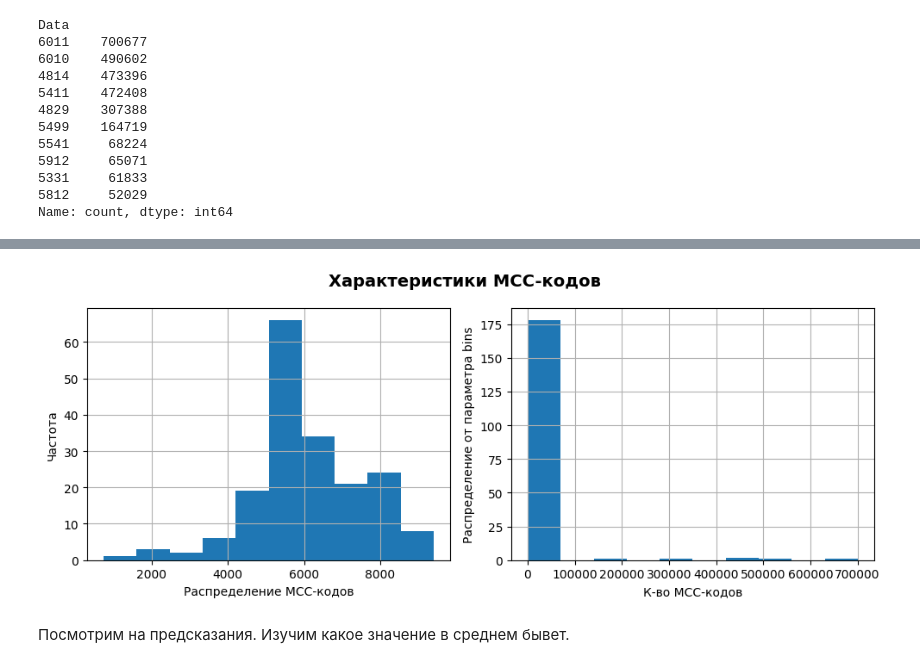
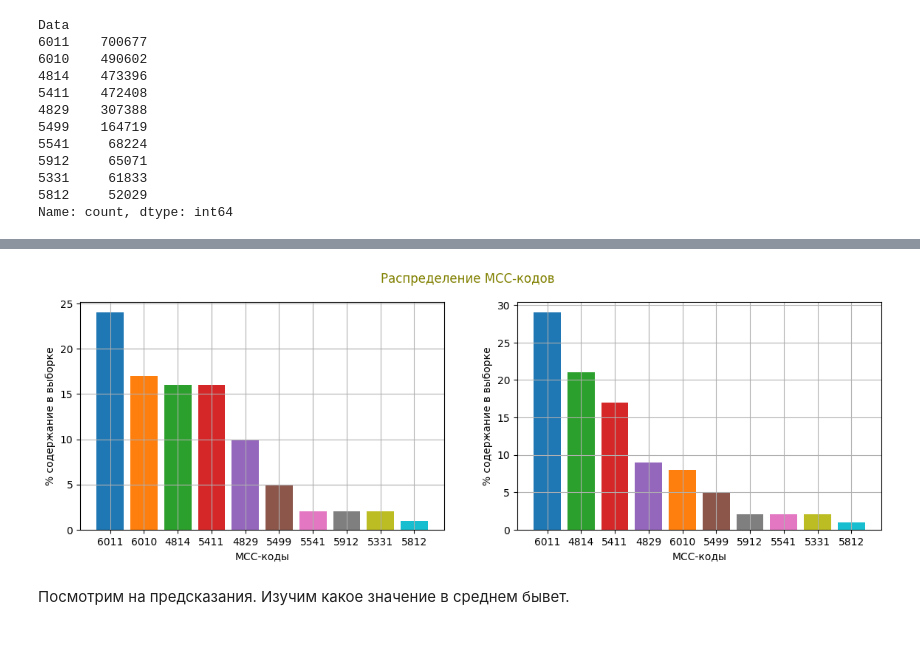
Before and after one commit to observer012/Pet_projects, a Jupyter notebook: kaggle Alfa-bank/Alfa_task.ipynb, the cells around one changed output, grey strips where cells are left out. Cells and saved outputs as stored; diff of their text form; code cells hidden in the pictures; blank space fills up the shorter version.

```diff
--- a/kaggle Alfa-bank/Alfa_task.ipynb
+++ b/kaggle Alfa-bank/Alfa_task.ipynb
@@ -288,0 +340,39 @@ Name: count, dtype: int64
+# %%
+def top10_distribution_MCC1(df):
+    colours = {
+        '6011':'C0', '6010':'C1', '4814':'C2', '5411':'C3',
+        '4829':'C4', '5499':'C5', '5541':'C6', '5912':'C7',
+        '5331':'C8', '5812':'C9'
+    }
+
+    fig, ax = plt.subplots(1, 2, figsize = (14, 4))
+    fig.suptitle('Распределение MCC-кодов', color='olive')
+    count = 0
+    try:
+        for el in df.columns:
+            # make data
+            some_info = df[el].explode().value_counts().head(10)
+            some_info = (
+                         round(some_info/some_info.sum()*100, 2)
+                         .reset_index()
+                         .rename(columns = {'Data':'lbl', 'Target':'lbl', 'count':'total'})
+                         .sort_values(by='total', ascending=False)
+                        )
+
+            lbl = list(map(str, some_info['lbl']))
+            var = list(map(int, some_info['total']))
+
+            # plot
+            ax[count].bar(lbl, var, color=[colours[key] for key in lbl], width=0.8)
+            ax[count].set_xlabel('MCC-коды')
+            ax[count].set_ylabel('% содержание в выборке')
+
+            ax[count].grid()
+            count += 1
+
+    except Exception as err:
+        print('Возникла ошибка:', err)
+# %%
+top10_distribution_MCC1(df_train)
+# %% [output]
+[figure, added]
@@ -302,12 +394,10 @@ for key, value in di.items():
     ax[count].set_xlabel(value[0])
     ax[count].set_ylabel(value[1])
     ax[count].tick_params('x', labelrotation = 0)
-    #ax[count].xaxis.set_ticks(np.arange(fig1['year_of_release'][0], 2016.1, step))
+    ax[count].xaxis.set_ticks(np.arange(fig1['year_of_release'][0], 2016.1, step))
     count += 1
 
 fig.tight_layout();
-# %% [output]
-[figure, removed]
 # %% [markdown]
 Посмотрим на предсказания. Изучим какое значение в среднем бывет.
 # %%
```
Also changed, not shown: parts of 10 cells of this notebook.
